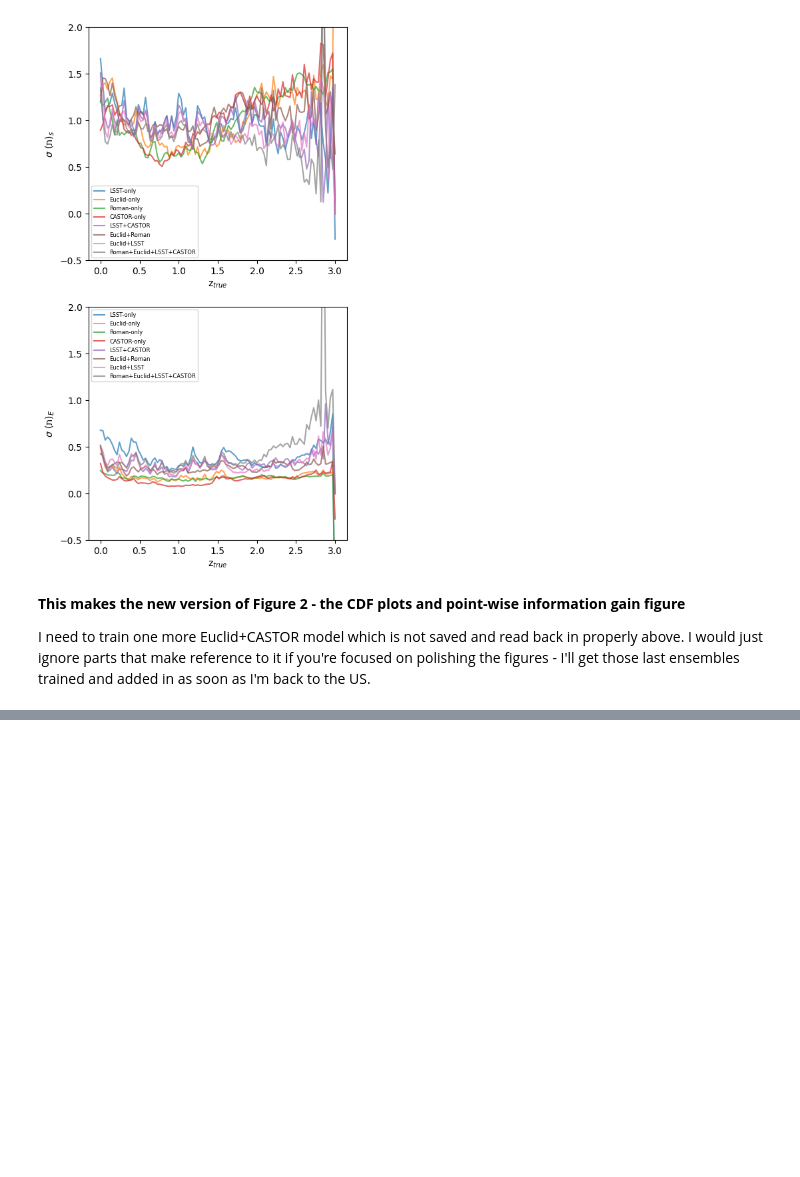
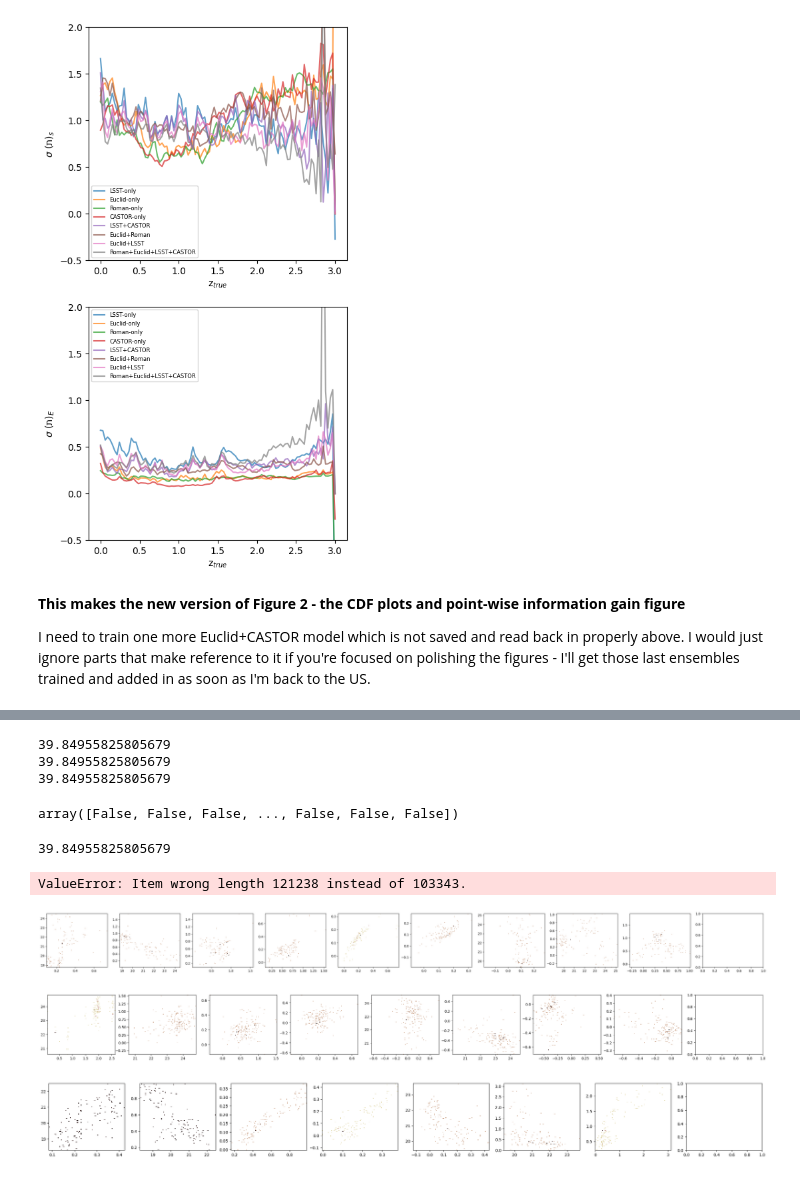
Before and after one commit to aimalz/CASTORpz, a Jupyter notebook: July_draft_paper_plots.ipynb, the cells around one changed output, grey strips where cells are left out. Drawn from its saved outputs; the diff is of its cells as text; code cells hidden in the pictures; blank space fills up the shorter version.

```diff
--- a/July_draft_paper_plots.ipynb
+++ b/July_draft_paper_plots.ipynb
@@ -746,0 +818,11 @@ KeyError: 'Euclid+CASTOR'
+# %%
+improved = {}
+worsened = {}
+for i, os in enumerate(['LSST+CASTOR', 'Euclid+Roman', 'Euclid+CASTOR']):
+  improved[os] = delta_tav_agg[os][delta_tav_agg[os] >= kld_hi[os]]
+  print('improved for {}'.format(os))
+  print(np.where(delta_tav_agg[os] >= kld_hi[os]))
+  # improved[os] = delta_tav_dict[os][delta_tav_dict[os] >= 10.]
+  print('least improved for {}'.format(os))
+  worsened[os] = delta_tav_agg[os][delta_tav_agg[os] <= kld_lo[os]]
+  print(np.where(delta_tav_agg[os] >= kld_lo[os]))
@@ -746,0 +867,32 @@ KeyError: 'Euclid+CASTOR'
+# %%
+for i,os in enumerate(['LSST+CASTOR', 'Roman+CASTOR', 'Euclid+CASTOR']):
+  print(kld_hi[os])
+# %% [output]
+39.84955825805679
+39.84955825805679
+39.84955825805679
+# %%
+np.array(delta_tav_dict[os]) >= kld_hi[os]
+# %% [output]
+array([False, False, False, ..., False, False, False])
+# %%
+kld_hi[os]
+# %% [output]
+39.84955825805679
+# %%
+ catalogs['LSST+CASTOR'][np.array(delta_tav_dict['LSST+CASTOR']) >= kld_hi['LSST+CASTOR']]
+# %% [output]
+ValueError: Item wrong length 121238 instead of 103343.
+# %%
+for j, os in enumerate(['LSST+CASTOR', 'Euclid+Roman', 'Euclid+CASTOR']):
+    tot_plots = len(catalogs[os].columns)
+    fig, ax = plt.subplots(1, tot_plots, figsize = (tot_plots * 4, 3))
+
+    subset = catalogs[os][np.array(delta_tav_agg[os]) >= kld_hi[os]]
+
+    for i, color_col in enumerate(catalogs[os].columns.values[:-1]):
+      ax[i].hist2d(subset[color_col], subset[subset.columns[i+1]], cmap='pink_r', bins=(100, 100))
+# %% [output]
+[figure, added]
+[figure, added]
+[figure, added]
```
Also changed, not shown: parts of 14 cells of this notebook.
